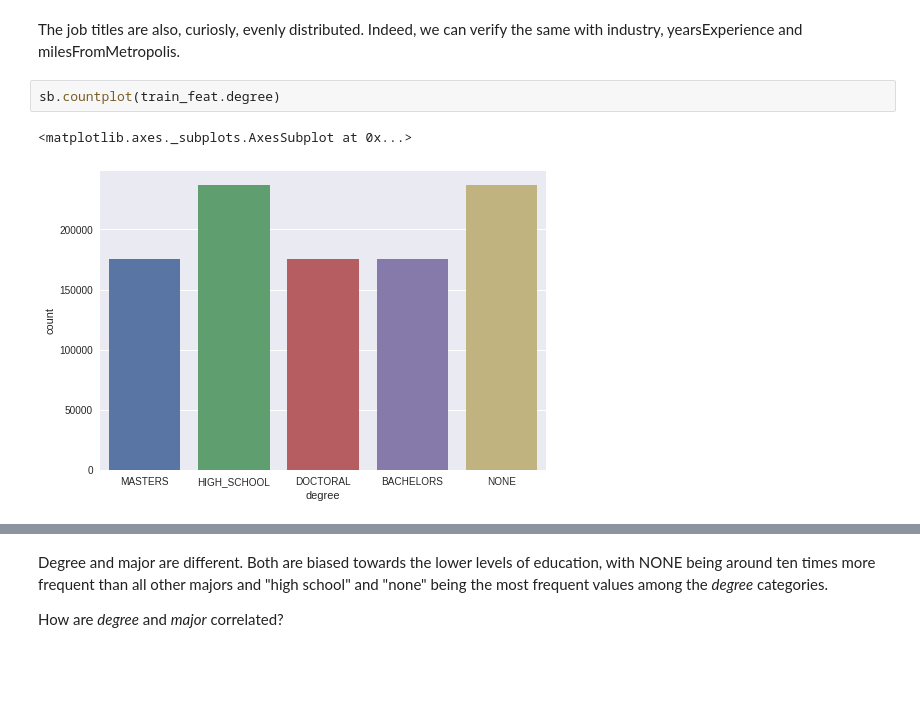
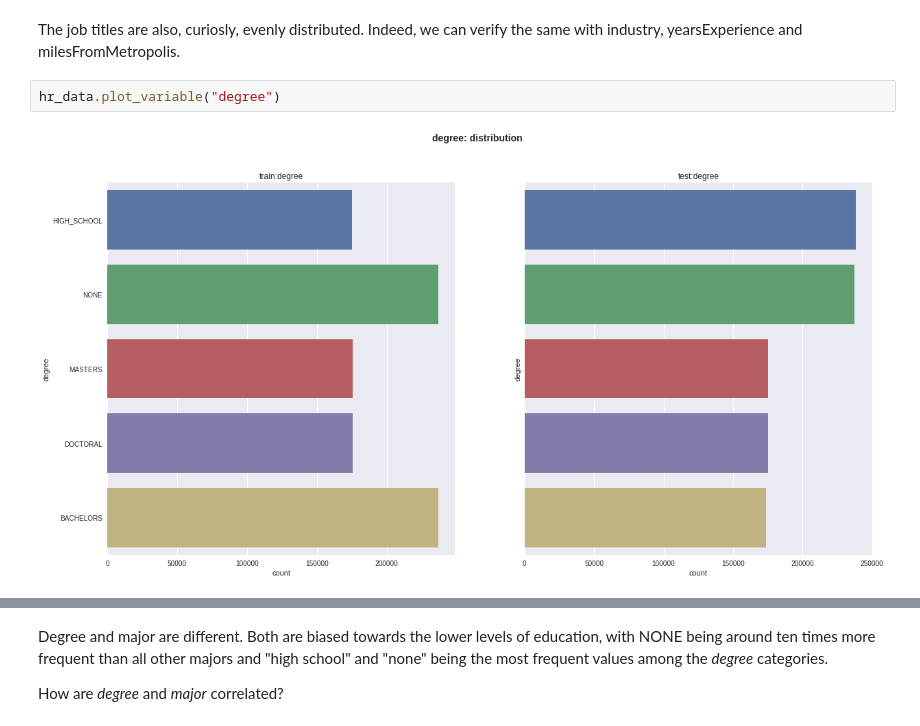
Before and after one commit to liapunov/HRdata, a Jupyter notebook: HRdataNotebook.ipynb, the cells around one changed output, grey strips where cells are left out. Drawn from its saved outputs; the diff is of its cells as text; blank space fills up the shorter version.

```diff
--- a/HRdataNotebook.ipynb
+++ b/HRdataNotebook.ipynb
@@ -255,7 +282,6 @@ Name: jobType, dtype: object
 # %% [markdown]
 The job titles are also, curiosly, evenly distributed. Indeed, we can verify the same with industry, yearsExperience and milesFromMetropolis.
-# %%
-sb.countplot(train_feat.degree)
-# %% [output]
-<matplotlib.axes._subplots.AxesSubplot at 0x...>
-[figure, removed]
+# %%
+hr_data.plot_variable("degree")
+# %% [output]
+[figure, added]
```
Also changed, not shown: parts of 31 cells of this notebook.
